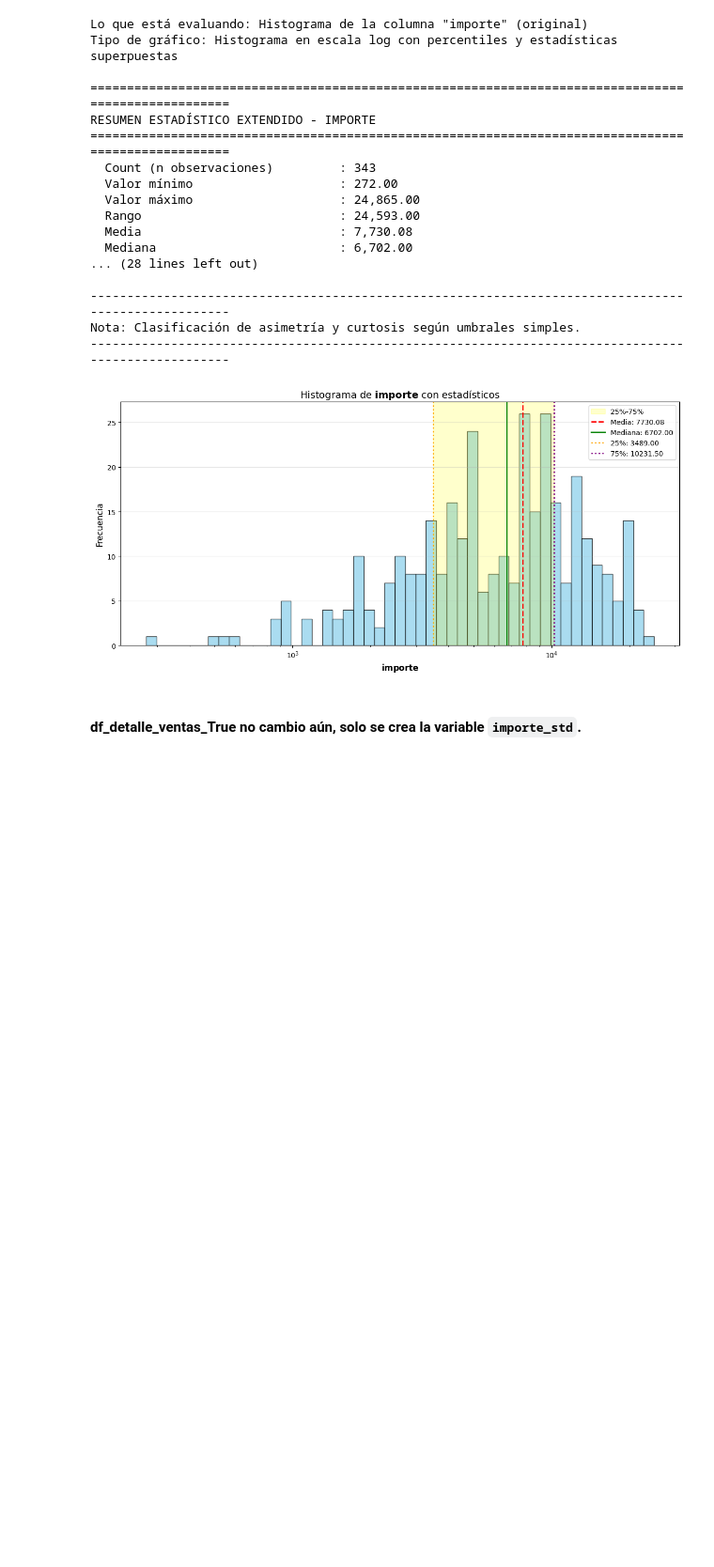
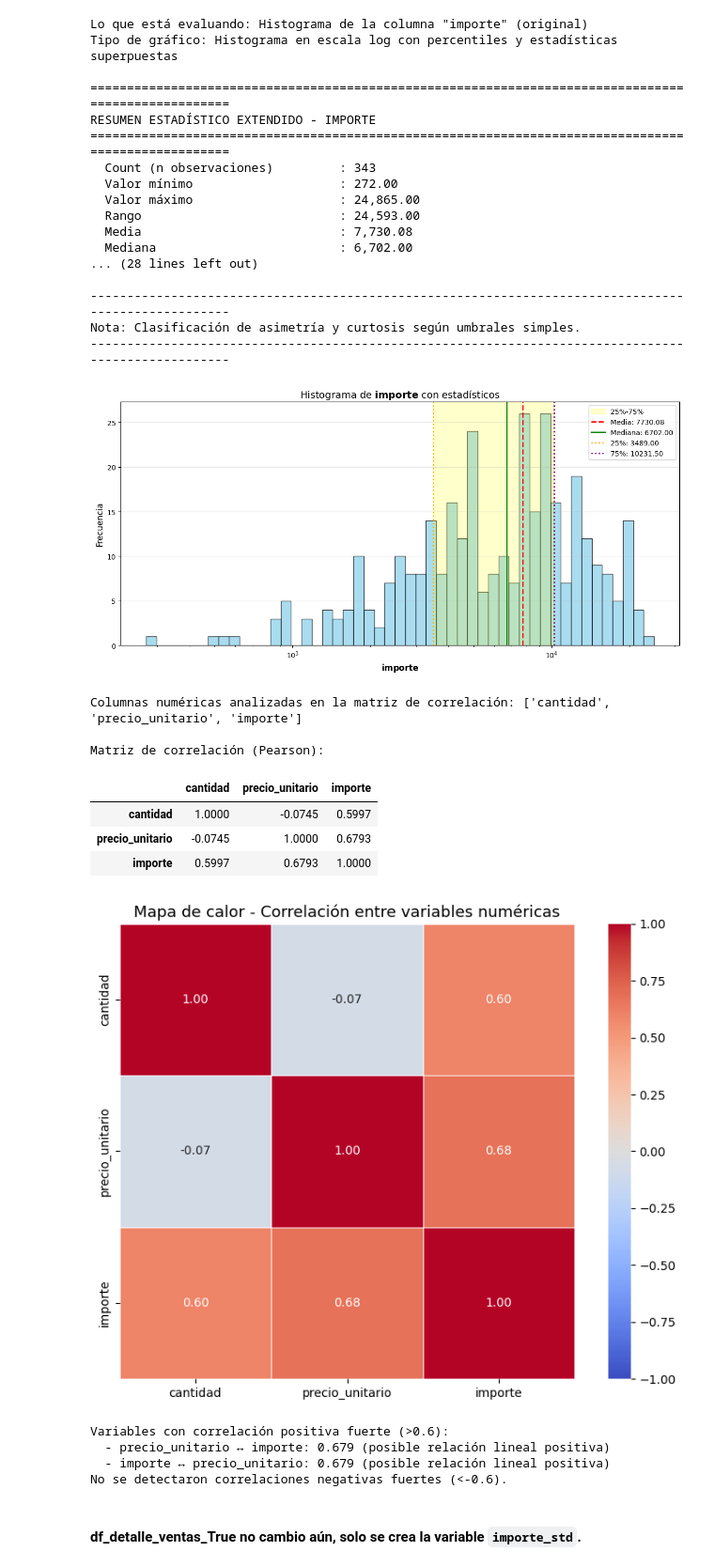
Before and after one commit to augustovillegas/ProyectoAurelionIBM, a Jupyter notebook: limp_y_trans_detalle_ventas.ipynb, the cells around one changed output. Shown at 94% size. Saved outputs shown, nothing was run; the diff lists cells and outputs as text; code cells hidden in the pictures; blank space fills up the shorter version.

```diff
--- a/limp_y_trans_detalle_ventas.ipynb
+++ b/limp_y_trans_detalle_ventas.ipynb
@@ -797,6 +797,60 @@ RESUMEN ESTADÍSTICO EXTENDIDO - IMPORTE
 Nota: Clasificación de asimetría y curtosis según umbrales simples.
 ----------------------------------------------------------------------------------------------------
 [figure]
+# %%
+# Matriz de correlación y mapa de calor (Heatmap) con interpretación automática
+import matplotlib.pyplot as plt
+import seaborn as sns
+import numpy as np
+
+# Selecciona columnas numéricas relevantes para el análisis de correlación
+cols_num = [c for c in df_detalle_ventas_True.select_dtypes(include=[np.number]).columns if c in ['cantidad','importe','precio_unitario','importe_std']]
+cols_num = cols_num if len(cols_num)>0 else df_detalle_ventas_True.select_dtypes(include=[np.number]).columns.tolist()
+corr_mat = df_detalle_ventas_True[cols_num].corr(method='pearson')
+
+print('Columnas numéricas analizadas en la matriz de correlación:', cols_num)
+print('\nMatriz de correlación (Pearson):')
+display(corr_mat.round(4))
+
+# Heatmap
+plt.figure(figsize=(8, 6))
+sns.heatmap(corr_mat, annot=True, fmt='.2f', cmap='coolwarm', vmin=-1, vmax=1, square=True, linewidths=0.5)
+plt.title('Mapa de calor - Correlación entre variables numéricas', fontsize=13)
+plt.tight_layout()
+plt.show()
+
+# Interpretación básica automática
+high_pos = [(i,j,corr_mat.loc[i,j]) for i in corr_mat.index for j in corr_mat.columns if (i!=j and corr_mat.loc[i,j] > 0.6)]
+high_neg = [(i,j,corr_mat.loc[i,j]) for i in corr_mat.index for j in corr_mat.columns if (i!=j and corr_mat.loc[i,j] < -0.6)]
+print('')
+if high_pos:
+    print('Variables con correlación positiva fuerte (>0.6):')
+    for a,b,v in high_pos:
+        print(f'  - {a} ↔ {b}: {v:.3f} (posible relación lineal positiva)')
+else:
+    print('No se detectaron correlaciones positivas fuertes (>0.6).')
+
+if high_neg:
+    print('Variables con correlación negativa fuerte (<-0.6):')
+    for a,b,v in high_neg:
+        print(f'  - {a} ↔ {b}: {v:.3f} (posible relación inversa)')
+else:
+    print('No se detectaron correlaciones negativas fuertes (<-0.6).')
+
+# Sugerencia: revisar pares con correlación media (0.3-0.6) si interesa modelado lineal
+# %% [output]
+Columnas numéricas analizadas en la matriz de correlación: ['cantidad', 'precio_unitario', 'importe']
+
+Matriz de correlación (Pearson):
+|  | cantidad | precio_unitario | importe |
+| cantidad | 1.0000 | -0.0745 | 0.5997 |
+| precio_unitario | -0.0745 | 1.0000 | 0.6793 |
+| importe | 0.5997 | 0.6793 | 1.0000 |
+[figure, added]
+Variables con correlación positiva fuerte (>0.6):
+  - precio_unitario ↔ importe: 0.679 (posible relación lineal positiva)
+  - importe ↔ precio_unitario: 0.679 (posible relación lineal positiva)
+No se detectaron correlaciones negativas fuertes (<-0.6).
 # %% [markdown]
 #### df_detalle_ventas_True no cambio aún, solo se **crea** la variable `importe_std`.
 # %%
```
Also changed, not shown: parts of 3 cells of this notebook, 1 other file.
